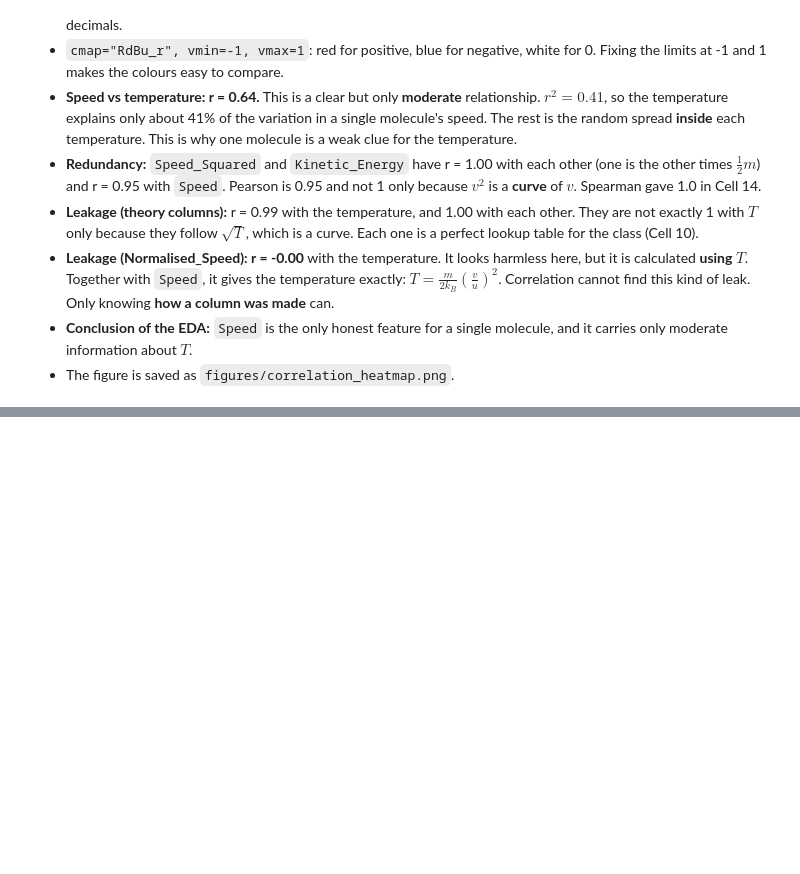
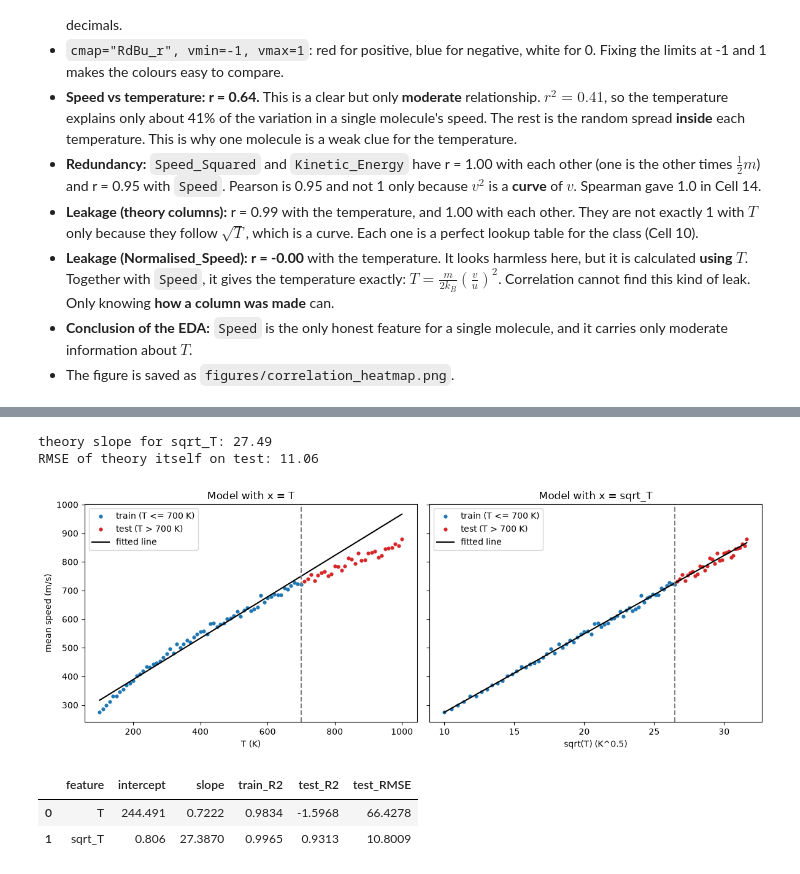
Before and after one commit to 2026023DataAnalysis/Strategy_thinking, a Jupyter notebook: Fluid Data Analytic.ipynb, the cells around one changed output, grey strips where cells are left out. Drawn from its saved outputs; the diff is of its cells as text; code cells hidden in the pictures; blank space fills up the shorter version.

Commit message:
figures

```diff
--- a/Fluid Data Analytic.ipynb
+++ b/Fluid Data Analytic.ipynb
@@ -1035,0 +1139,43 @@ corr[TARGET].round(4).to_frame("r with Temperature_K")
+# %%
+from sklearn.linear_model import LinearRegression
+from sklearn.metrics import r2_score, mean_squared_error
+
+train, test = reg[reg["split"] == "train"], reg[reg["split"] == "test"]
+models, results = {}, []
+for feature in ["T", "sqrt_T"]:
+    model = LinearRegression().fit(train[[feature]], train["mean_speed"])
+    pred = model.predict(test[[feature]])
+    models[feature] = model
+    reg["pred_" + feature] = model.predict(reg[[feature]])
+    results.append({"feature": feature, "intercept": model.intercept_, "slope": model.coef_[0],
+                    "train_R2": model.score(train[[feature]], train["mean_speed"]),
+                    "test_R2": r2_score(test["mean_speed"], pred),
+                    "test_RMSE": np.sqrt(mean_squared_error(test["mean_speed"], pred))})
+print("theory slope for sqrt_T:", round(float(np.sqrt(8 * constants.k / (np.pi * M_MOLECULE))), 2))
+print("RMSE of theory itself on test:",
+      round(float(np.sqrt(mean_squared_error(test["mean_speed"], test["theory_mean"]))), 2))
+# %% [output]
+theory slope for sqrt_T: 27.49
+RMSE of theory itself on test: 11.06
+# %%
+
+fig, axes = plt.subplots(1, 2, figsize=(12, 4.5), sharey=True)
+for ax, feature in zip(axes, ["T", "sqrt_T"]):
+    ax.scatter(train[feature], train["mean_speed"], s=12, color="tab:blue", label="train (T <= 700 K)")
+    ax.scatter(test[feature], test["mean_speed"], s=12, color="tab:red", label="test (T > 700 K)")
+    ax.plot(reg[feature], reg["pred_" + feature], color="black", label="fitted line")
+    ax.axvline(reg.loc[reg["T"] == 700, feature].iloc[0], color="grey", linestyle="--")
+    ax.set_xlabel("T (K)" if feature == "T" else "sqrt(T) (K^0.5)")
+    ax.set_title(f"Model with x = {feature}")
+    ax.legend()
+axes[0].set_ylabel("mean speed (m/s)")
+plt.tight_layout()
+plt.savefig("figures/regression_T_vs_sqrtT.png", dpi=200)
+plt.show()
+
+pd.DataFrame(results).round(4)
+# %% [output]
+[figure, added]
+|  | feature | intercept | slope | train_R2 | test_R2 | test_RMSE |
+| 0 | T | 244.491 | 0.7222 | 0.9834 | -1.5968 | 66.4278 |
+| 1 | sqrt_T | 0.806 | 27.3870 | 0.9965 | 0.9313 | 10.8009 |
```
Also changed, not shown: parts of 30 cells of this notebook, 7 other files.
